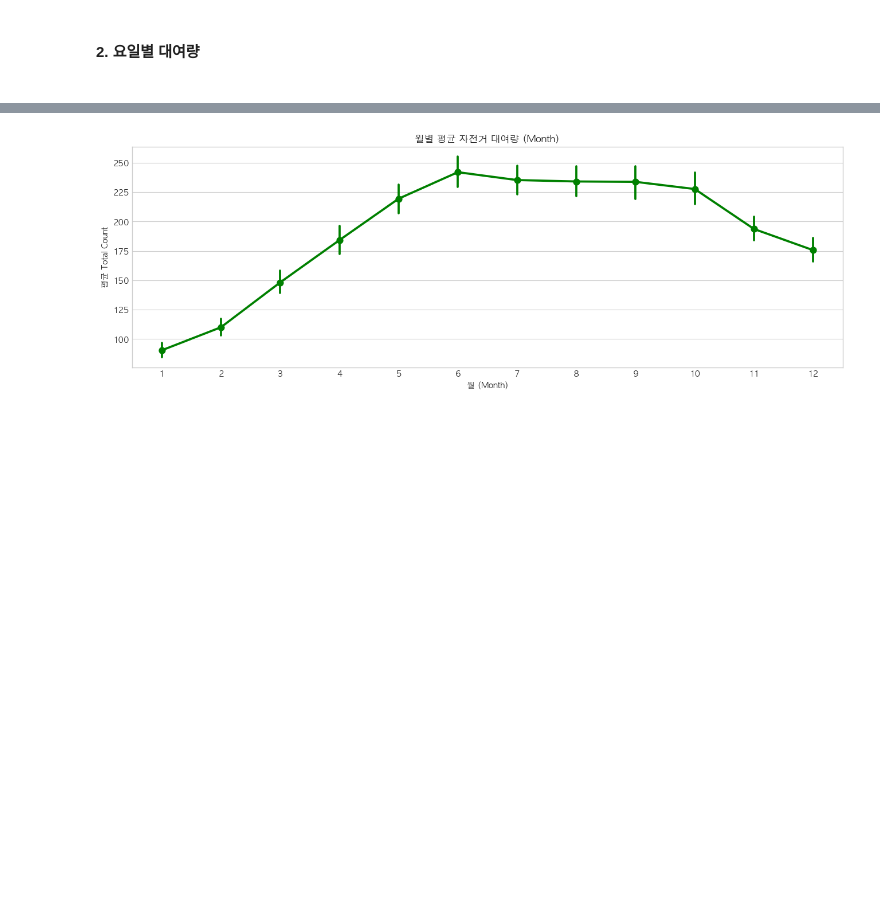
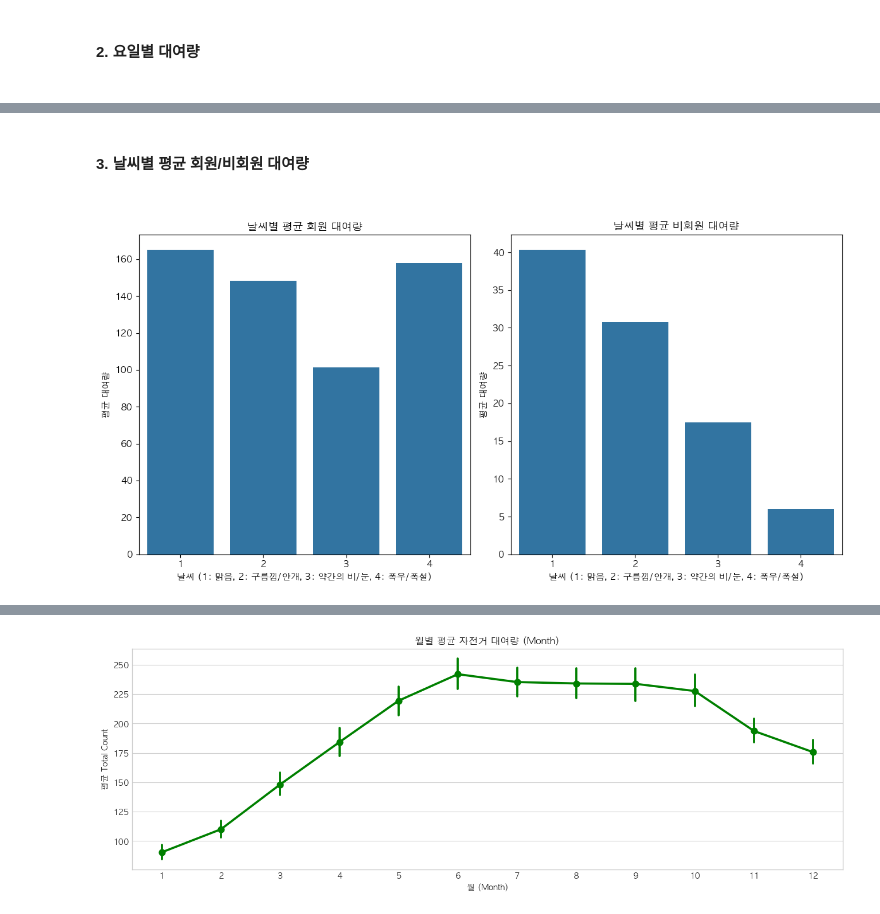
Before and after one commit to 90heum/trainEDA-PredictiveModeling, a Jupyter notebook: 미션1_4팀_마정흠.ipynb, the cells around one changed output, grey strips where cells are left out. Drawn from its saved outputs; the diff is of its cells as text; code cells hidden in the pictures; blank space fills up the shorter version.

```diff
--- a/미션1_4팀_마정흠.ipynb
+++ b/미션1_4팀_마정흠.ipynb
@@ -248,0 +236,24 @@ plt.show()
+# %% [markdown]
+<h4>3. 날씨별 평균 회원/비회원 대여량<h4>
+# %%
+# 날씨(weather)에 따른 회원/비회원 평균 대여량 비교 (막대 그래프)
+plt.figure(figsize=(12, 6))
+
+# 등록 사용자 (회원)
+plt.subplot(1, 2, 1)
+sns.barplot(x='weather', y='registered', data=train, ci=None)
+plt.title('날씨별 평균 회원 대여량')
+plt.ylabel('평균 대여량')
+plt.xlabel('날씨 (1: 맑음, 2: 구름낌/안개, 3: 약간의 비/눈, 4: 폭우/폭설)')
+
+# 비등록 사용자 (비회원)
+plt.subplot(1, 2, 2)
+sns.barplot(x='weather', y='casual', data=train, ci=None)
+plt.title('날씨별 평균 비회원 대여량')
+plt.ylabel('평균 대여량')
+plt.xlabel('날씨 (1: 맑음, 2: 구름낌/안개, 3: 약간의 비/눈, 4: 폭우/폭설)')
+
+plt.tight_layout() # 그래프 간격 자동 조정
+plt.show()
+# %% [output]
+[figure, added]
```
Also changed, not shown: parts of 20 cells of this notebook.
